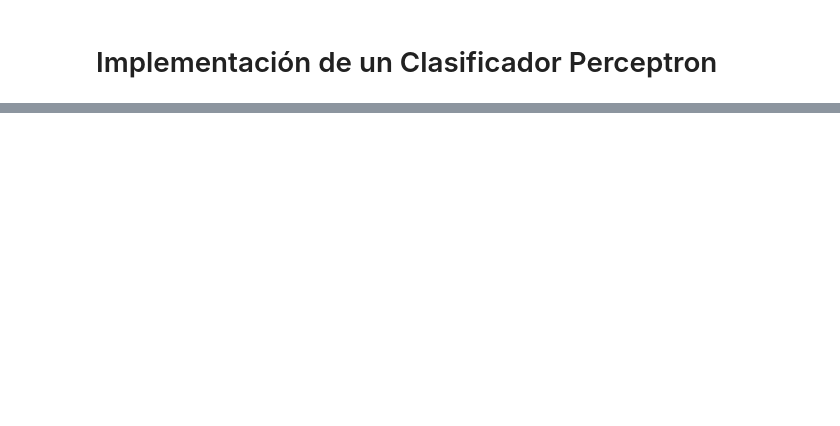
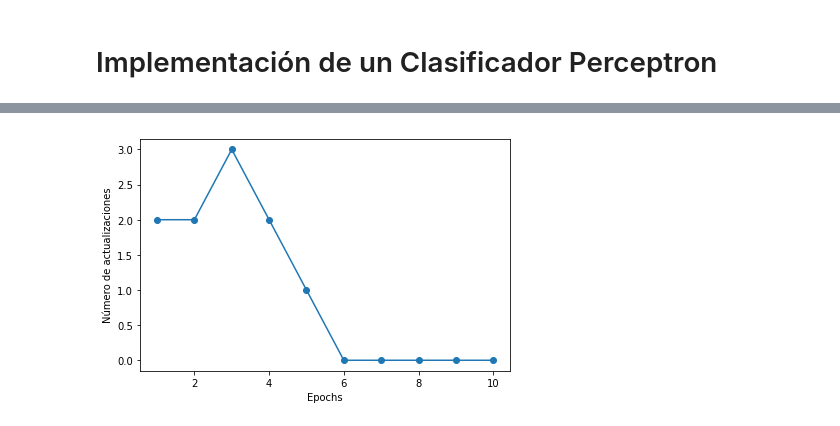
Before and after one commit to llipe/machine-learning, a Jupyter notebook: classifiers/Perceptron.ipynb, the cells around one changed output, grey strips where cells are left out. Saved outputs shown, nothing was run; the diff lists cells and outputs as text; code cells hidden in the pictures; blank space fills up the shorter version.

```diff
--- a/classifiers/Perceptron.ipynb
+++ b/classifiers/Perceptron.ipynb
@@ -94,0 +137,14 @@ X = df.iloc[0:100, [0, 2]].values
+# %%
+ppn = Perceptron(eta=0.1, n_iter=10)
+
+ppn.fit(X, y)
+
+plt.plot(range(1, len(ppn.errors_) + 1), ppn.errors_, marker='o')
+plt.xlabel('Epochs')
+plt.ylabel('Número de actualizaciones')
+
+plt.tight_layout()
+# plt.savefig('../images/perceptron_1.png', dpi=300)
+plt.show()
+# %% [output]
+[figure, added]
```
Also changed, not shown: parts of 10 cells of this notebook, 1 other file.
